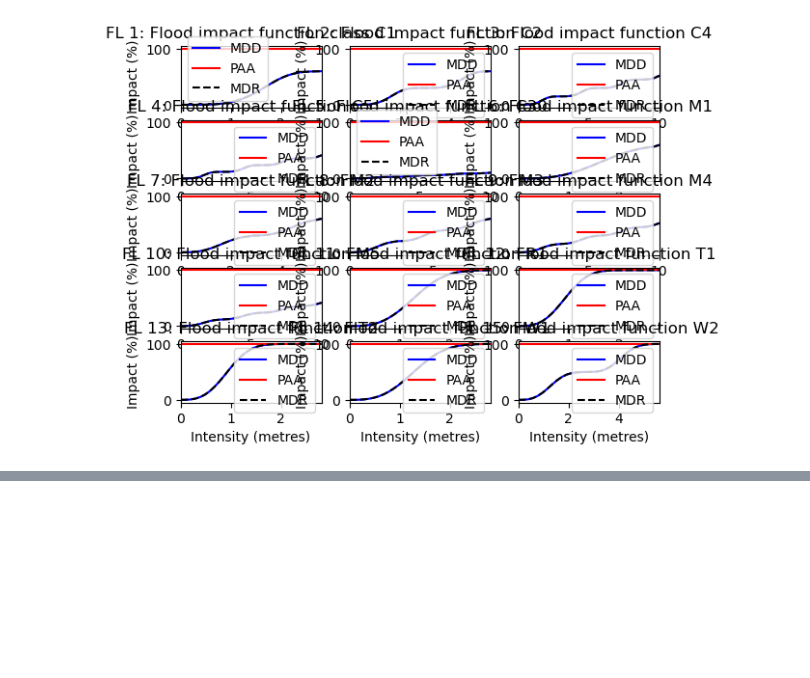
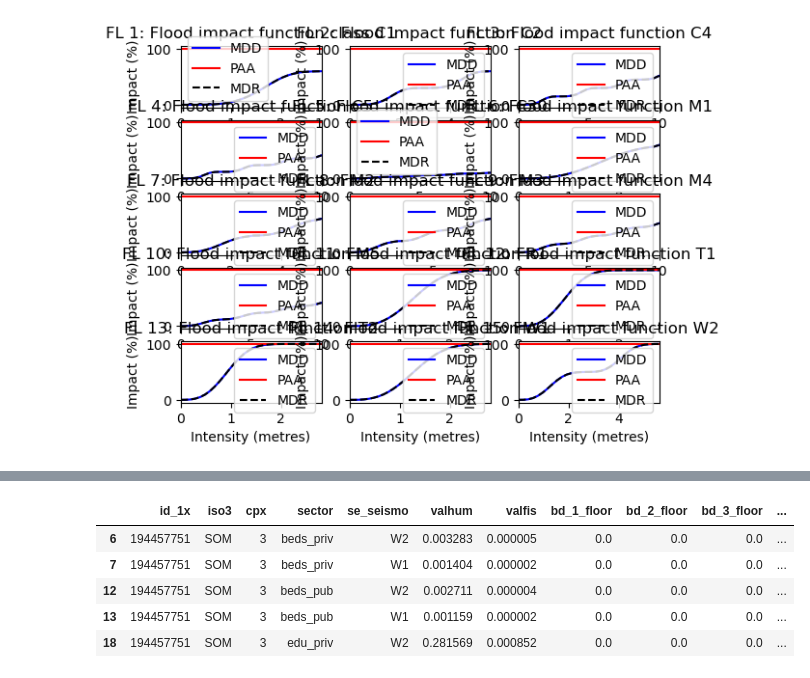
Before and after one commit to Evelyn-M/global-displacement-risk, a Jupyter notebook: doc/tutorial_vulnerability.ipynb, the cells around one changed output, grey strips where cells are left out. Saved outputs shown, nothing was run; the diff lists cells and outputs as text; code cells hidden in the pictures; blank space fills up the shorter version.

```diff
--- a/doc/tutorial_vulnerability.ipynb
+++ b/doc/tutorial_vulnerability.ipynb
@@ -69,4 +49,3 @@ vulnerability.DICT_PAGER_FLIMPF_IVM
 # %%
 # filter and apply impf id
 gdf_bem_subcomps = gdf_bem_subcomps[gdf_bem_subcomps.valhum>0.001] # filter out rows with basically no population
-gdf_bem_subcomps['impf_FL'] = gdf_bem_subcomps.apply(lambda row: vulnerability.DICT_PAGER_FLIMPF_IVM[row.se_seismo], axis=1)
@@ -147,0 +186,10 @@ vulnerability.IMPF_SET_FL_CIMA.plot();
+# %%
+exp_bem_HAZUS_TC = Exposures(gdf_bem_subcomps)
+exp_bem_HAZUS_TC.gdf.head()
+# %% [output]
+|  | id_1x | iso3 | cpx | sector | se_seismo | valhum | valfis | bd_1_floor | bd_2_floor | bd_3_floor | ... |
+| 6 | 194457751 | SOM | 3 | beds_priv | W2 | 0.003283 | 0.000005 | 0.0 | 0.0 | 0.0 | ... |
+| 7 | 194457751 | SOM | 3 | beds_priv | W1 | 0.001404 | 0.000002 | 0.0 | 0.0 | 0.0 | ... |
+| 12 | 194457751 | SOM | 3 | beds_pub | W2 | 0.002711 | 0.000004 | 0.0 | 0.0 | 0.0 | ... |
+| 13 | 194457751 | SOM | 3 | beds_pub | W1 | 0.001159 | 0.000002 | 0.0 | 0.0 | 0.0 | ... |
+| 18 | 194457751 | SOM | 3 | edu_priv | W2 | 0.281569 | 0.000852 | 0.0 | 0.0 | 0.0 | ... |
```
Also changed, not shown: parts of 16 cells of this notebook, 2 other files.
